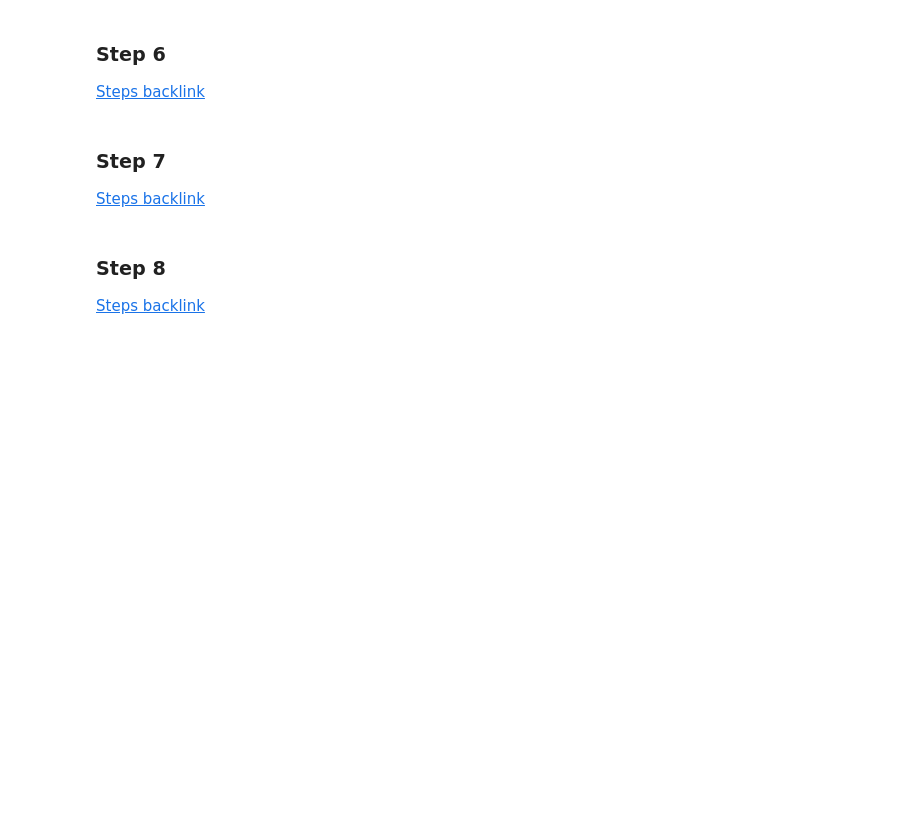
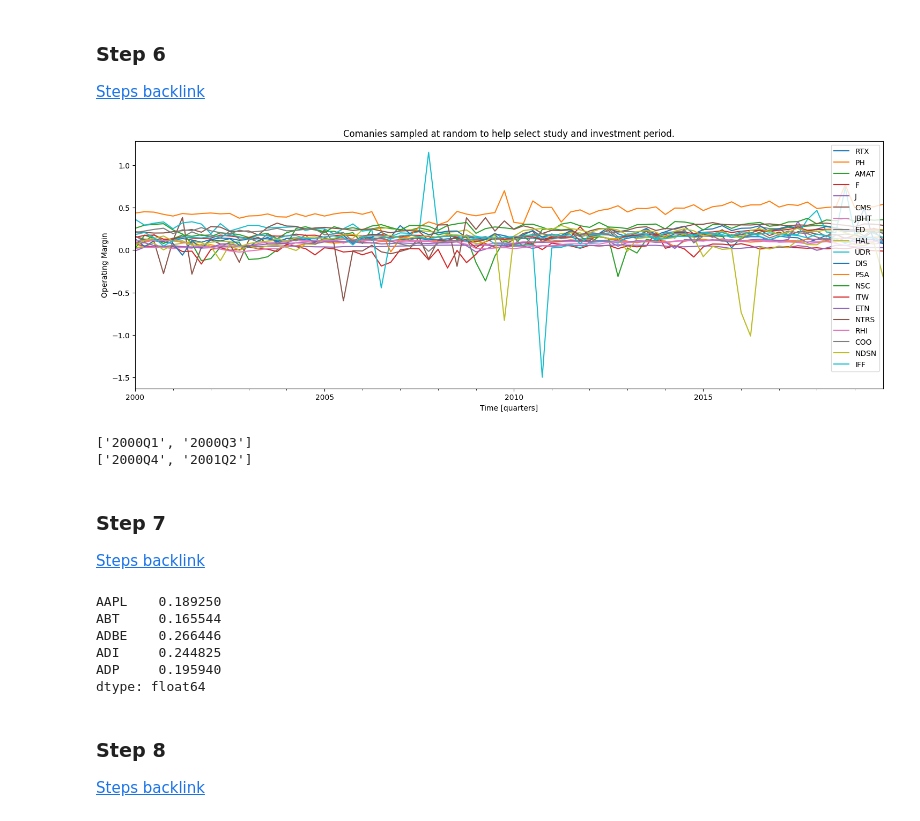
Before and after one commit to jamate16/Filters-Effect-In-Porfolios, a Jupyter notebook: notebooks/pivot_example.ipynb, the cells around one changed output. Saved outputs shown, nothing was run; the diff lists cells and outputs as text; code cells hidden in the pictures; blank space fills up the shorter version.

```diff
--- a/notebooks/pivot_example.ipynb
+++ b/notebooks/pivot_example.ipynb
@@ -151,9 +260,64 @@ plt.show()
 # %% [markdown]
 ### Step 6
 [Steps backlink](#steps)
+# %%
+companies_df_position = [random.randint(0, len(ROA_df.columns)-1) for i in range(20)]
+ax = ROA_df.iloc[:, companies_df_position].plot(kind="line", figsize=(18,6))
+ax.set_title("Comanies sampled at random to help select study and investment period.")
+ax.set_xlabel("Time [quarters]")
+ax.set_ylabel(f"{name_of_metric}")
+
+plt.show()
+# %% [output]
+[figure, added]
+# %%
+def create_study_invest_periods(start, study_quarters, investment_quarters):
+    start_year, start_quarter = map(int, start.split('Q'))
+    end_study_year = start_year + (start_quarter + study_quarters - 1) // 4
+    end_study_quarter = (start_quarter + study_quarters - 1) % 4 + 1
+
+    # Calculate the end of the study period
+    end_study = f"{end_study_year}Q{end_study_quarter}"
+
+    # Calculate the start of the investment period
+    start_invest_year = end_study_year
+    start_invest_quarter = end_study_quarter + 1  # Start of investment period is one quarter after the end of study
+    if start_invest_quarter > 4:
+        start_invest_year += 1
+        start_invest_quarter -= 4
+
+    end_invest_year = start_invest_year + (start_invest_quarter + investment_quarters - 1) // 4
+    end_invest_quarter = (start_invest_quarter + investment_quarters - 1) % 4 + 1
+
+    # Adjust the end quarter to be within 1 to 4
+    if end_invest_quarter > 4:
+        end_invest_quarter -= 4
+        end_invest_year += 1
+
+    start_invest = f"{start_invest_year}Q{start_invest_quarter}"
+    end_invest = f"{end_invest_year}Q{end_invest_quarter}"
+
+    return [start, end_study], [start_invest, end_invest]
+
+study_period, invest_period = create_study_invest_periods("2000Q1", 2, 2)
+print(study_period)
+print(invest_period)
+# %% [output]
+['2000Q1', '2000Q3']
+['2000Q4', '2001Q2']
 # %% [markdown]
 ### Step 7
 [Steps backlink](#steps)
+# %%
+metric_averages = ROA_df.mean(axis=0)
+metric_averages.head()
+# %% [output]
+AAPL    0.189250
+ABT     0.165544
+ADBE    0.266446
+ADI     0.244825
+ADP     0.195940
+dtype: float64
 # %% [markdown]
 ### Step 8
 [Steps backlink](#steps)
```
Also changed, not shown: parts of 27 cells of this notebook.
